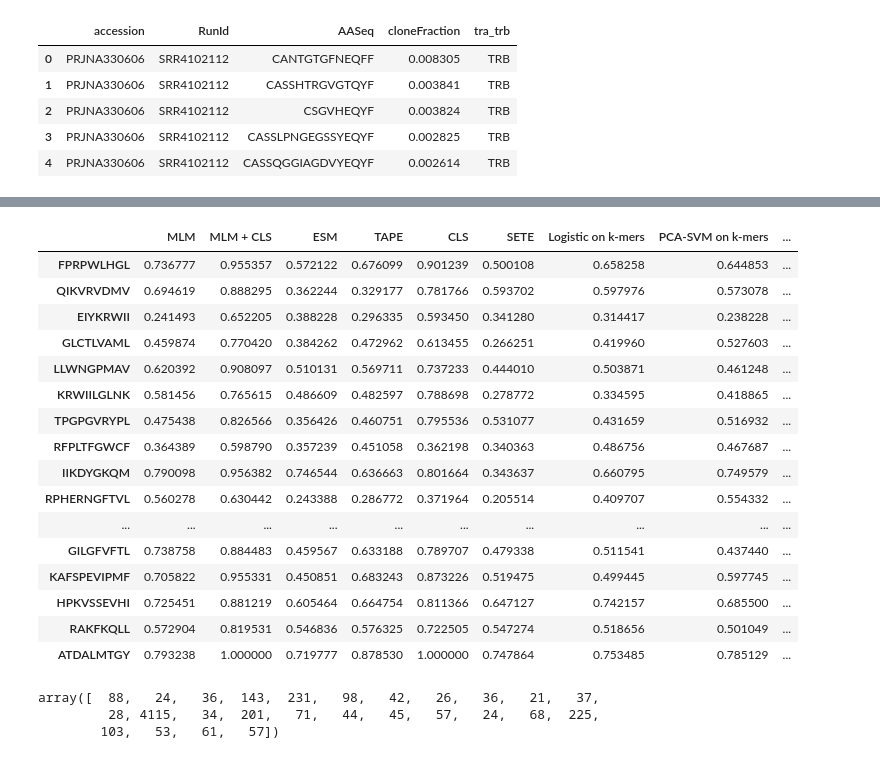
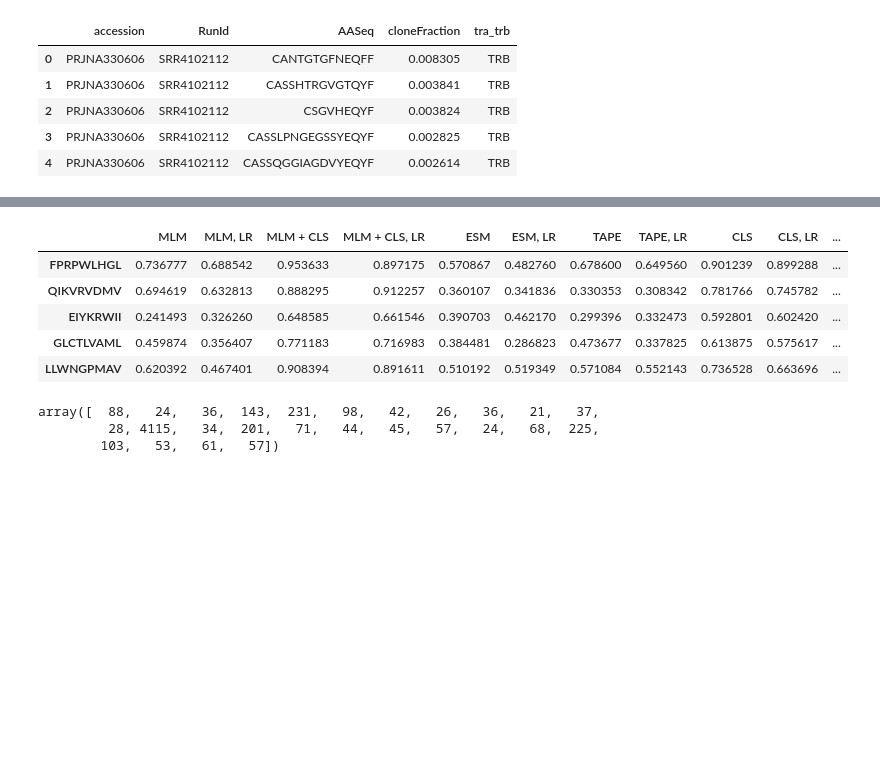
Before and after one commit to wukevin/tcr-bert, a Jupyter notebook: jupyter/antigen_cv.ipynb, the cells around one changed output, grey strips where cells are left out. Cells and saved outputs as stored; diff of their text form; code cells hidden in the pictures; blank space fills up the shorter version.

```diff
--- a/jupyter/antigen_cv.ipynb
+++ b/jupyter/antigen_cv.ipynb
@@ -142,15 +135,13 @@ def get_perf_comparison(model_dirname:str, min_positive:int=20):
         device=3,
     )
     # External: ESM embed
-    esm_embedding = model_utils.get_esm_embedding(
-        esm_model, esm_batch_converter, combined_trbs, ESM_DEVICE
-    )
+    esm_embedding = model_utils.get_esm_embedding(combined_trbs, device=1)
     # External: TAPE embed
     tape_embedding = model_utils.get_tape_embedding(combined_trbs, device=2)
 
     ## Perform evaluation
     eval_preds = {}  # Contains each method's predictions, which we summarize at the end
-    # For each embedding, train a PCA-SVM classifier on top of embedding
+    # For each embedding, train a PCA-SVM classifier and a LR classifier on top of embedding
     embeds_named = {
         "MLM": mlm_embedding,
         "MLM + CLS": cls_embedding,
@@ -162,6 +153,10 @@ def get_perf_comparison(model_dirname:str, min_positive:int=20):
         pcasvm = models.ModelOnPCA(SVC, probability=True, kernel='rbf')
         pcasvm.fit(embed[train_idx], combined_labels[train_idx])
         eval_preds[embed_name] = pcasvm.predict_proba(embed[test_idx])
+
+        logreg = LogisticRegression(solver='liblinear')
+        logreg.fit(embed[train_idx], combined_labels[train_idx])
+        eval_preds[embed_name + ", LR"] = logreg.predict_proba(embed[test_idx])
 
     # SETE requires a separate GBC classifier, so this is handled outside of loop
     pca_gbc = models.ModelOnPCA(
@@ -220,6 +221,6 @@ PCA-SVM on k-mers     0.618163
 Name: FPRPWLHGL, dtype: float64
 # %%
-perf_pairs = [get_perf_comparison(m) for m in excl_models]
+perf_pairs = [get_perf_comparison(m) for m in tqdm.notebook.tqdm(excl_models)]
 # %% [output]
 FPRPWLHGL
 WARNING:root:Could not load saved tokenizer, loading fresh instance
@@ -288,26 +295,15 @@ WARNING:root:Could not load saved tokenizer, loading fresh instance
 # %%
 perf_pairs_df = pd.DataFrame([p for p in perf_pairs if p is not None])
 convnet_perf_df = pd.read_csv("antigen_cv_convnet_baseline.csv", index_col=0).loc[perf_pairs_df.index]
 perf_pairs_df['ConvNet'] = convnet_perf_df
-perf_pairs_df
+perf_pairs_df.head()
 # %% [output]
-|  | MLM | MLM + CLS | ESM | TAPE | CLS | SETE | Logistic on k-mers | PCA-SVM on k-mers | ... |
-| FPRPWLHGL | 0.736777 | 0.955357 | 0.572122 | 0.676099 | 0.901239 | 0.500108 | 0.658258 | 0.644853 | ... |
-| QIKVRVDMV | 0.694619 | 0.888295 | 0.362244 | 0.329177 | 0.781766 | 0.593702 | 0.597976 | 0.573078 | ... |
-| EIYKRWII | 0.241493 | 0.652205 | 0.388228 | 0.296335 | 0.593450 | 0.341280 | 0.314417 | 0.238228 | ... |
-| GLCTLVAML | 0.459874 | 0.770420 | 0.384262 | 0.472962 | 0.613455 | 0.266251 | 0.419960 | 0.527603 | ... |
-| LLWNGPMAV | 0.620392 | 0.908097 | 0.510131 | 0.569711 | 0.737233 | 0.444010 | 0.503871 | 0.461248 | ... |
-| KRWIILGLNK | 0.581456 | 0.765615 | 0.486609 | 0.482597 | 0.788698 | 0.278772 | 0.334595 | 0.418865 | ... |
-| TPGPGVRYPL | 0.475438 | 0.826566 | 0.356426 | 0.460751 | 0.795536 | 0.531077 | 0.431659 | 0.516932 | ... |
-| RFPLTFGWCF | 0.364389 | 0.598790 | 0.357239 | 0.451058 | 0.362198 | 0.340363 | 0.486756 | 0.467687 | ... |
-| IIKDYGKQM | 0.790098 | 0.956382 | 0.746544 | 0.636663 | 0.801664 | 0.343637 | 0.660795 | 0.749579 | ... |
-| RPHERNGFTVL | 0.560278 | 0.630442 | 0.243388 | 0.286772 | 0.371964 | 0.205514 | 0.409707 | 0.554332 | ... |
-| ... | ... | ... | ... | ... | ... | ... | ... | ... | ... |
-| GILGFVFTL | 0.738758 | 0.884483 | 0.459567 | 0.633188 | 0.789707 | 0.479338 | 0.511541 | 0.437440 | ... |
-| KAFSPEVIPMF | 0.705822 | 0.955331 | 0.450851 | 0.683243 | 0.873226 | 0.519475 | 0.499445 | 0.597745 | ... |
-| HPKVSSEVHI | 0.725451 | 0.881219 | 0.605464 | 0.664754 | 0.811366 | 0.647127 | 0.742157 | 0.685500 | ... |
-| RAKFKQLL | 0.572904 | 0.819531 | 0.546836 | 0.576325 | 0.722505 | 0.547274 | 0.518656 | 0.501049 | ... |
-| ATDALMTGY | 0.793238 | 1.000000 | 0.719777 | 0.878530 | 1.000000 | 0.747864 | 0.753485 | 0.785129 | ... |
+|  | MLM | MLM, LR | MLM + CLS | MLM + CLS, LR | ESM | ESM, LR | TAPE | TAPE, LR | CLS | CLS, LR | ... |
+| FPRPWLHGL | 0.736777 | 0.688542 | 0.953633 | 0.897175 | 0.570867 | 0.482760 | 0.678600 | 0.649560 | 0.901239 | 0.899288 | ... |
+| QIKVRVDMV | 0.694619 | 0.632813 | 0.888295 | 0.912257 | 0.360107 | 0.341836 | 0.330353 | 0.308342 | 0.781766 | 0.745782 | ... |
+| EIYKRWII | 0.241493 | 0.326260 | 0.648585 | 0.661546 | 0.390703 | 0.462170 | 0.299396 | 0.332473 | 0.592801 | 0.602420 | ... |
+| GLCTLVAML | 0.459874 | 0.356407 | 0.771183 | 0.716983 | 0.384481 | 0.286823 | 0.473677 | 0.337825 | 0.613875 | 0.575617 | ... |
+| LLWNGPMAV | 0.620392 | 0.467401 | 0.908394 | 0.891611 | 0.510192 | 0.519349 | 0.571084 | 0.552143 | 0.736528 | 0.663696 | ... |
 # %%
 def num_positives(model_dirname:str, min_positive:int=20) -> int:
     """
```
Also changed, not shown: parts of 15 cells of this notebook, 10 other files.
